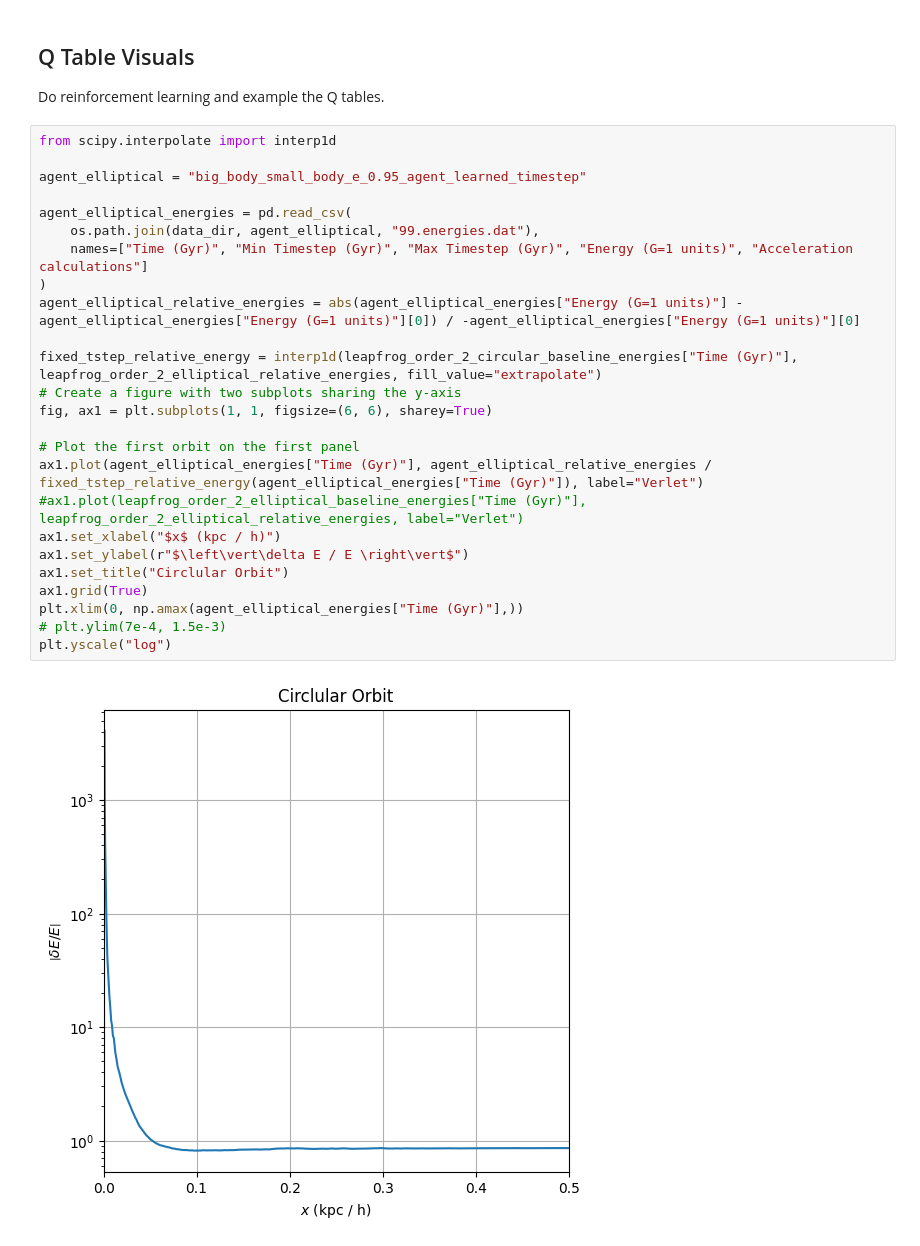
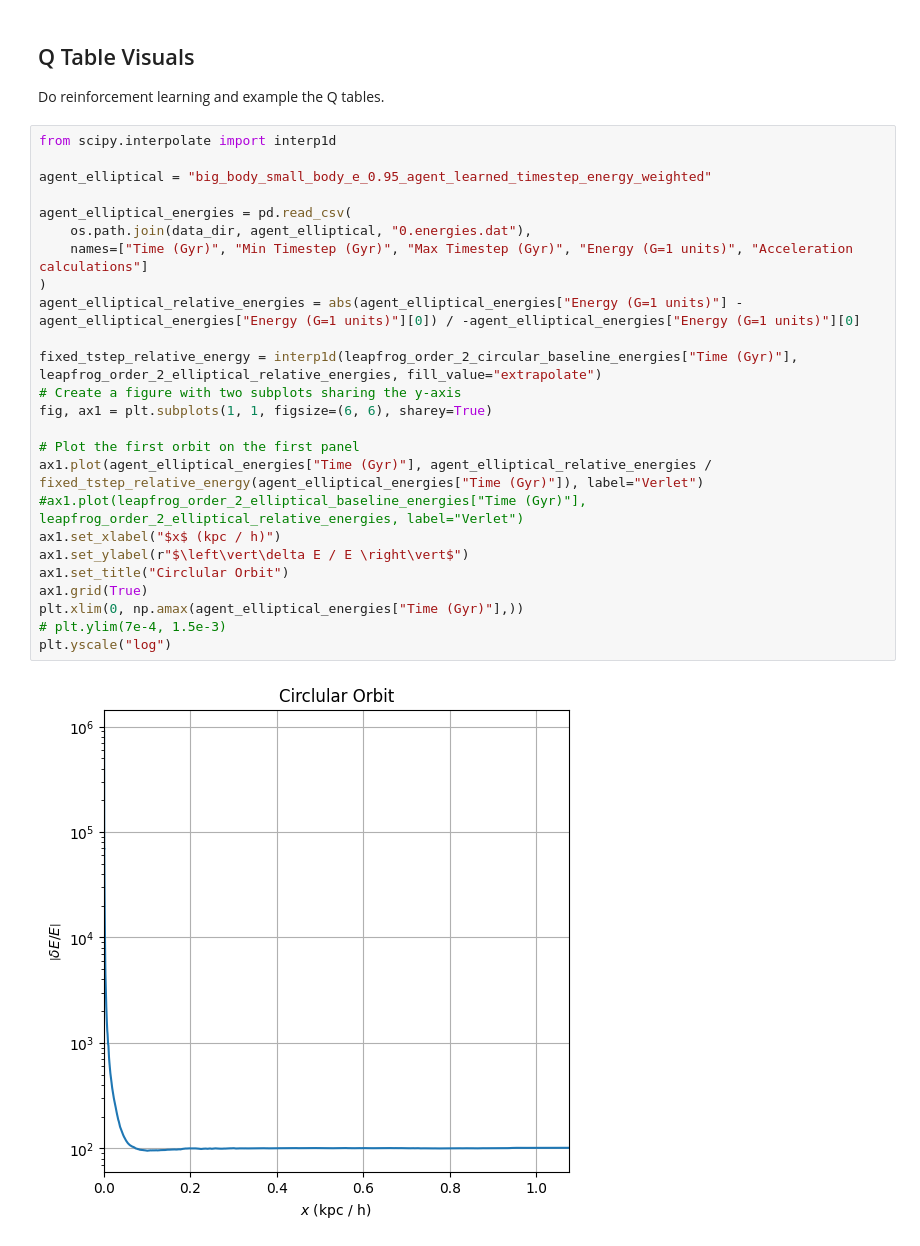
Before and after one commit to bauerj4/reinforcement-learning-based-nbody-timestepping, a Jupyter notebook: notebooks/two_body_orbits_q_learning.ipynb, the cells around one changed output. Cells and saved outputs as stored; diff of their text form.

```diff
--- a/notebooks/two_body_orbits_q_learning.ipynb
+++ b/notebooks/two_body_orbits_q_learning.ipynb
@@ -186,30 +186,30 @@ Do reinforcement learning and example the Q tables.
 # %%
 from scipy.interpolate import interp1d
 
-agent_elliptical = "big_body_small_body_e_0.95_agent_learned_timestep"
+agent_elliptical = "big_body_small_body_e_0.95_agent_learned_timestep_energy_weighted"
 
 agent_elliptical_energies = pd.read_csv(
-    os.path.join(data_dir, agent_elliptical, "99.energies.dat"),
+    os.path.join(data_dir, agent_elliptical, "0.energies.dat"),
     names=["Time (Gyr)", "Min Timestep (Gyr)", "Max Timestep (Gyr)", "Energy (G=1 units)", "Acceleration calculations"]
 )
 agent_elliptical_relative_energies = abs(agent_elliptical_energies["Energy (G=1 units)"] - agent_elliptical_energies["Energy (G=1 units)"][0]) / -agent_elliptical_energies["Energy (G=1 units)"][0]
 
 fixed_tstep_relative_energy = interp1d(leapfrog_order_2_circular_baseline_energies["Time (Gyr)"], leapfrog_order_2_elliptical_relative_energies, fill_value="extrapolate")
 # Create a figure with two subplots sharing the y-axis
 fig, ax1 = plt.subplots(1, 1, figsize=(6, 6), sharey=True)
 
 # Plot the first orbit on the first panel
 ax1.plot(agent_elliptical_energies["Time (Gyr)"], agent_elliptical_relative_energies / fixed_tstep_relative_energy(agent_elliptical_energies["Time (Gyr)"]), label="Verlet")
 #ax1.plot(leapfrog_order_2_elliptical_baseline_energies["Time (Gyr)"], leapfrog_order_2_elliptical_relative_energies, label="Verlet")
 ax1.set_xlabel("$x$ (kpc / h)")
 ax1.set_ylabel(r"$\left\vert\delta E / E \right\vert$")
 ax1.set_title("Circlular Orbit")
 ax1.grid(True)
 plt.xlim(0, np.amax(agent_elliptical_energies["Time (Gyr)"],))
 # plt.ylim(7e-4, 1.5e-3)
 plt.yscale("log")
 # %% [output]
-[figure, old version]
+[figure, new version]
 # %%
 import numpy as np
 
```
Also changed, not shown: parts of 2 cells of this notebook, 8 other files.
